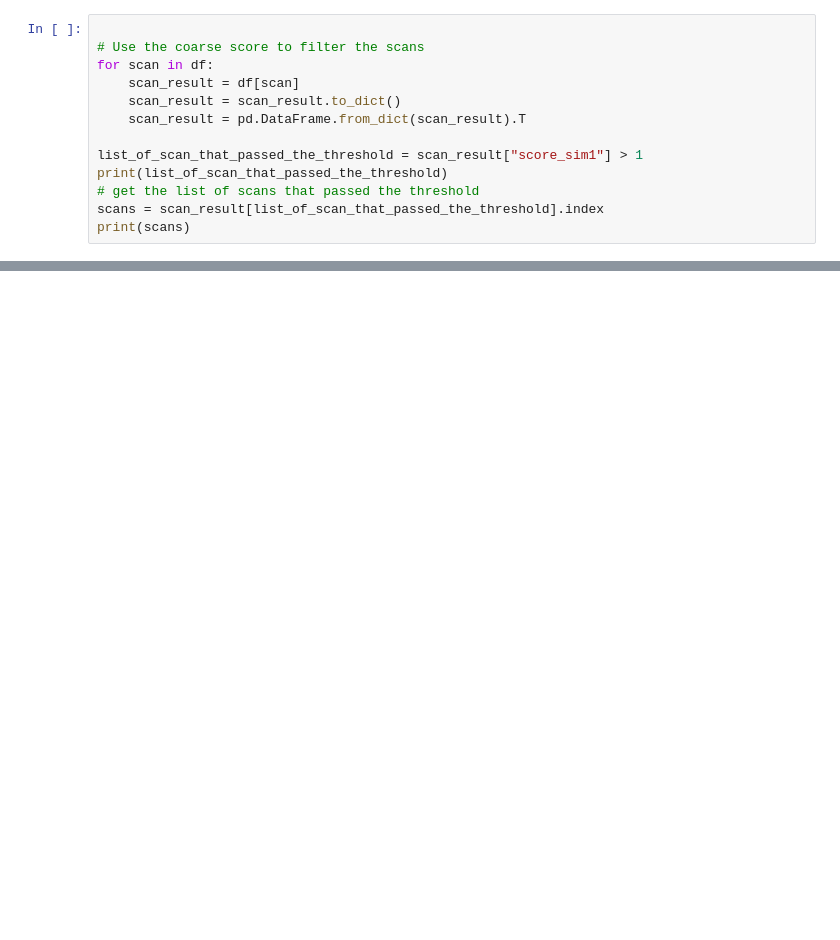
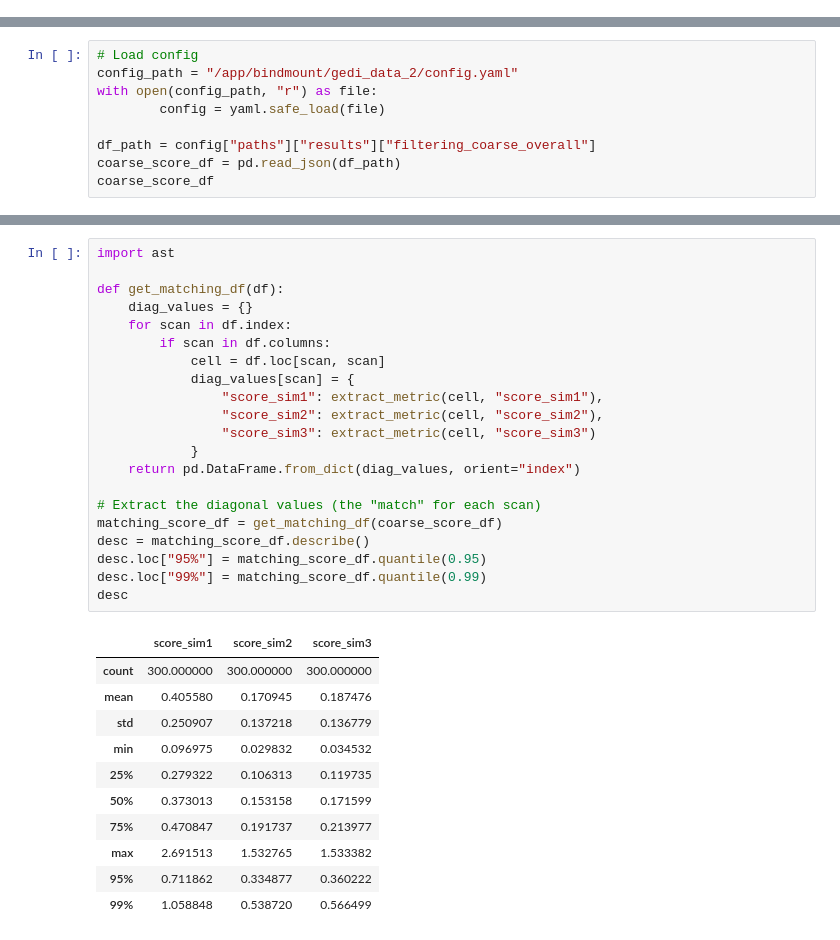
Before and after one commit to CharlesCBeaulieu/gedi, a Jupyter notebook: src/eval_coarse.ipynb, the cells around one changed output, grey strips where cells are left out. Drawn from its saved outputs; the diff is of its cells as text; blank space fills up the shorter version.

Commit message:
coarse eval fix

```diff
--- a/src/eval_coarse.ipynb
+++ b/src/eval_coarse.ipynb
@@ -23,13 +0,0 @@ df
-# %%
-
-# Use the coarse score to filter the scans
-for scan in df:
-    scan_result = df[scan]
-    scan_result = scan_result.to_dict()
-    scan_result = pd.DataFrame.from_dict(scan_result).T
-
-list_of_scan_that_passed_the_threshold = scan_result["score_sim1"] > 1
-print(list_of_scan_that_passed_the_threshold)
-# get the list of scans that passed the threshold
-scans = scan_result[list_of_scan_that_passed_the_threshold].index
-print(scans)
@@ -87,0 +49,9 @@ KeyError: 'filtering_coarse_rank_fig'
+# %%
+# Load config
+config_path = "/app/bindmount/gedi_data_2/config.yaml"
+with open(config_path, "r") as file:
+        config = yaml.safe_load(file)
+
+df_path = config["paths"]["results"]["filtering_coarse_overall"]
+coarse_score_df = pd.read_json(df_path)
+coarse_score_df
@@ -87,0 +187,33 @@ KeyError: 'filtering_coarse_rank_fig'
+# %%
+import ast
+
+def get_matching_df(df):
+    diag_values = {}
+    for scan in df.index:
+        if scan in df.columns:
+            cell = df.loc[scan, scan]
+            diag_values[scan] = {
+                "score_sim1": extract_metric(cell, "score_sim1"),
+                "score_sim2": extract_metric(cell, "score_sim2"),
+                "score_sim3": extract_metric(cell, "score_sim3")
+            }
+    return pd.DataFrame.from_dict(diag_values, orient="index")
+
+# Extract the diagonal values (the "match" for each scan)
+matching_score_df = get_matching_df(coarse_score_df)
+desc = matching_score_df.describe()
+desc.loc["95%"] = matching_score_df.quantile(0.95)
+desc.loc["99%"] = matching_score_df.quantile(0.99)
+desc
+# %% [output]
+|  | score_sim1 | score_sim2 | score_sim3 |
+| count | 300.000000 | 300.000000 | 300.000000 |
+| mean | 0.405580 | 0.170945 | 0.187476 |
+| std | 0.250907 | 0.137218 | 0.136779 |
+| min | 0.096975 | 0.029832 | 0.034532 |
+| 25% | 0.279322 | 0.106313 | 0.119735 |
+| 50% | 0.373013 | 0.153158 | 0.171599 |
+| 75% | 0.470847 | 0.191737 | 0.213977 |
+| max | 2.691513 | 1.532765 | 1.533382 |
+| 95% | 0.711862 | 0.334877 | 0.360222 |
+| 99% | 1.058848 | 0.538720 | 0.566499 |
```
Also changed, not shown: parts of 14 cells of this notebook.
